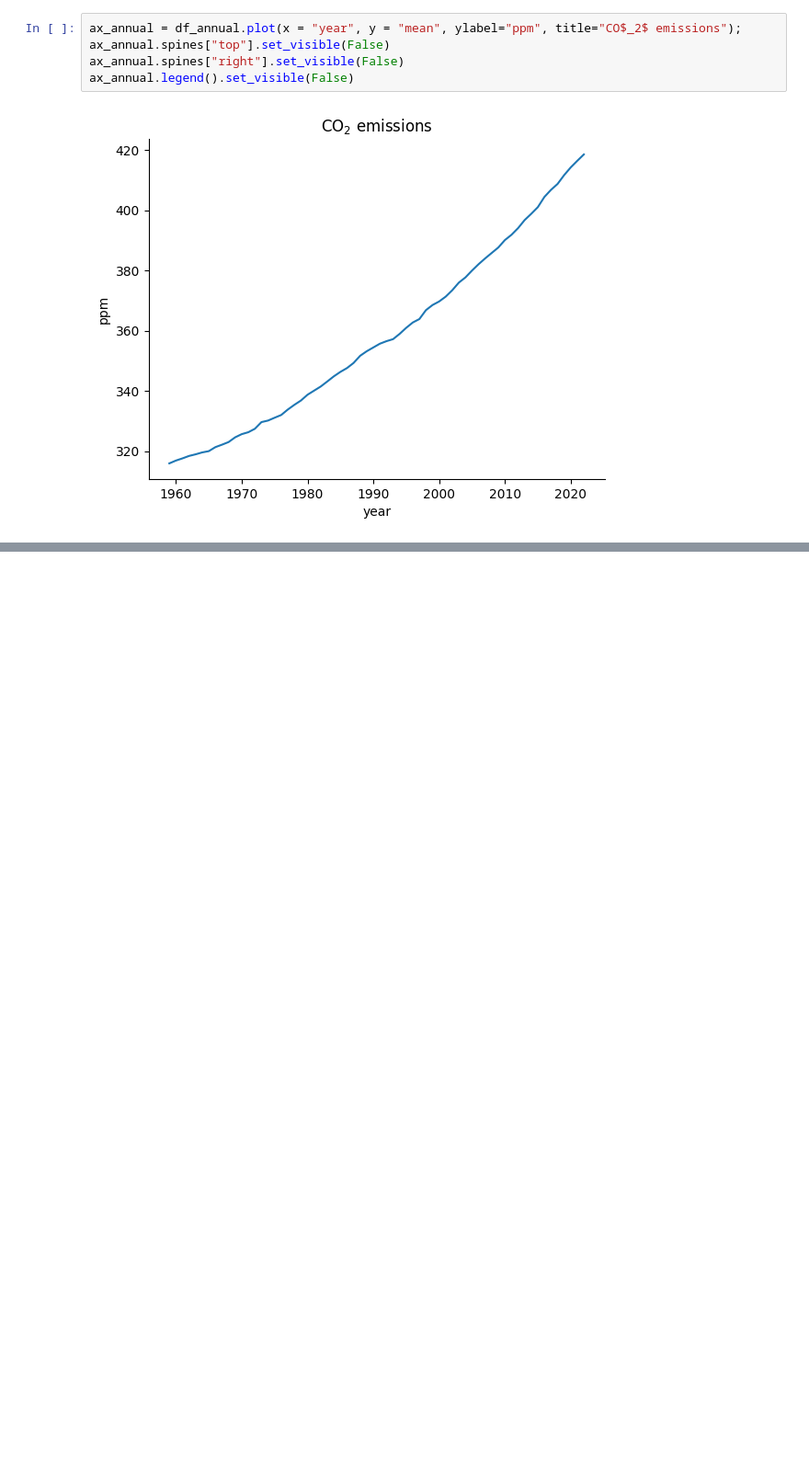
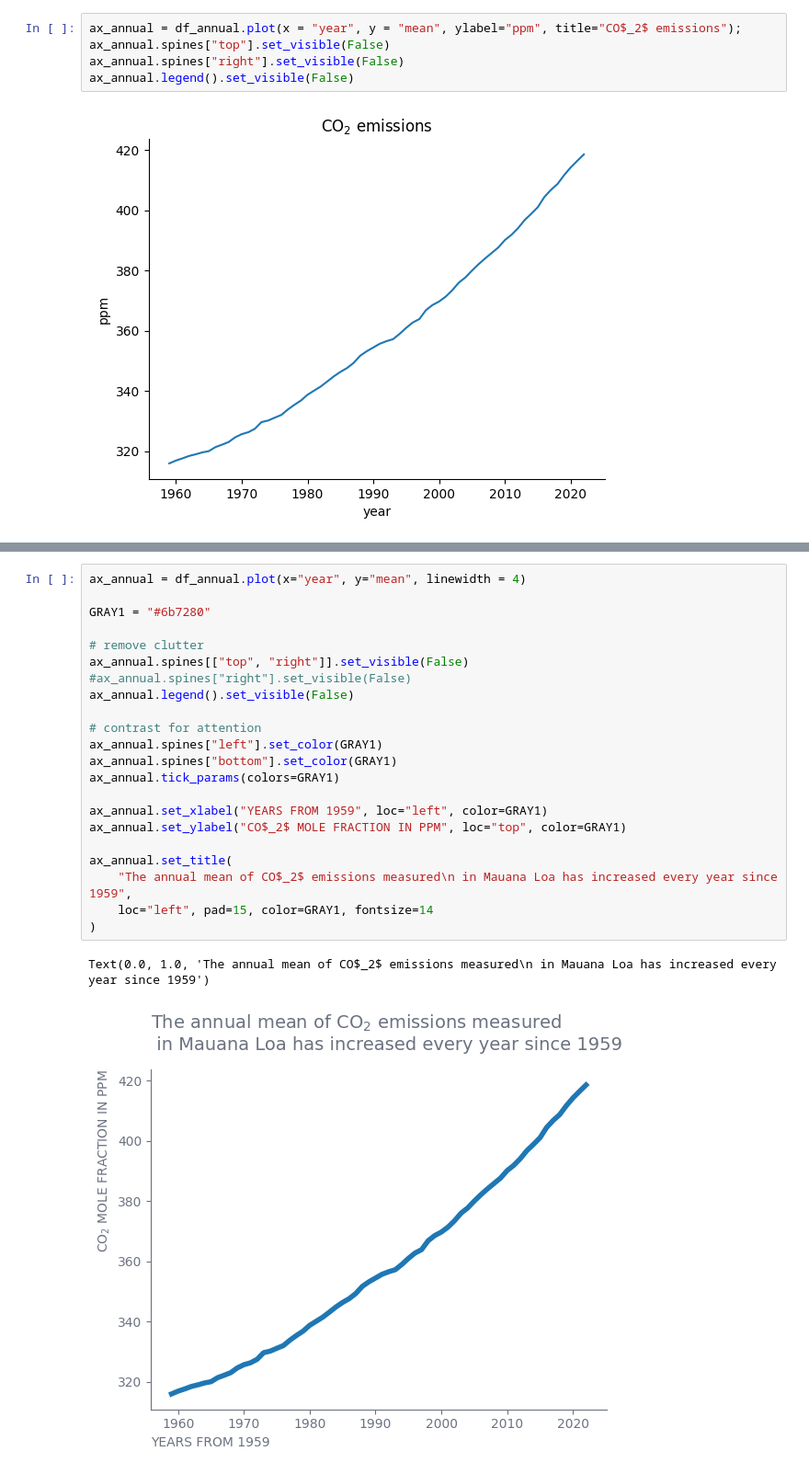
Before and after one commit to LordOfTurtles/Python-Erik-Johansson-OPA23, a Jupyter notebook: code_alongs/Lec10_data_storytelling.ipynb, the cells around one changed output, grey strips where cells are left out. Shown at 92% size. Cells and saved outputs as stored; diff of their text form; blank space fills up the shorter version.

Commit message:
remove clutter from graph

```diff
--- a/code_alongs/Lec10_data_storytelling.ipynb
+++ b/code_alongs/Lec10_data_storytelling.ipynb
@@ -108,0 +122,25 @@ ax_annual.legend().set_visible(False)
+# %%
+ax_annual = df_annual.plot(x="year", y="mean", linewidth = 4)
+
+GRAY1 = "#6b7280"
+
+# remove clutter
+ax_annual.spines[["top", "right"]].set_visible(False)
+#ax_annual.spines["right"].set_visible(False)
+ax_annual.legend().set_visible(False)
+
+# contrast for attention
+ax_annual.spines["left"].set_color(GRAY1)
+ax_annual.spines["bottom"].set_color(GRAY1)
+ax_annual.tick_params(colors=GRAY1)
+
+ax_annual.set_xlabel("YEARS FROM 1959", loc="left", color=GRAY1)
+ax_annual.set_ylabel("CO$_2$ MOLE FRACTION IN PPM", loc="top", color=GRAY1)
+
+ax_annual.set_title(
+    "The annual mean of CO$_2$ emissions measured\n in Mauana Loa has increased every year since 1959",
+    loc="left", pad=15, color=GRAY1, fontsize=14
+)
+# %% [output]
+Text(0.0, 1.0, 'The annual mean of CO$_2$ emissions measured\n in Mauana Loa has increased every year since 1959')
+[figure, added]
```
Also changed, not shown: parts of 2 cells of this notebook.
